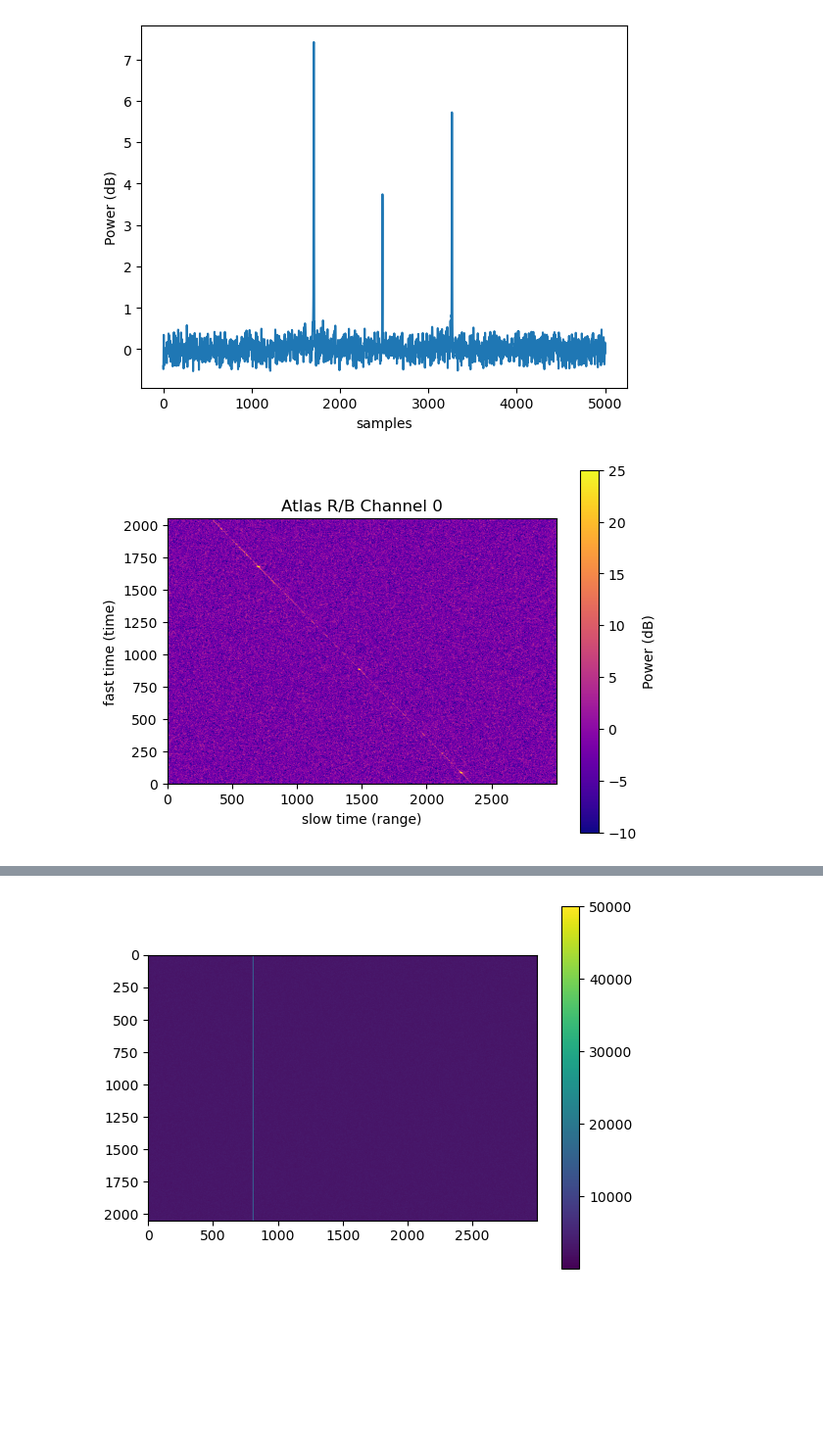
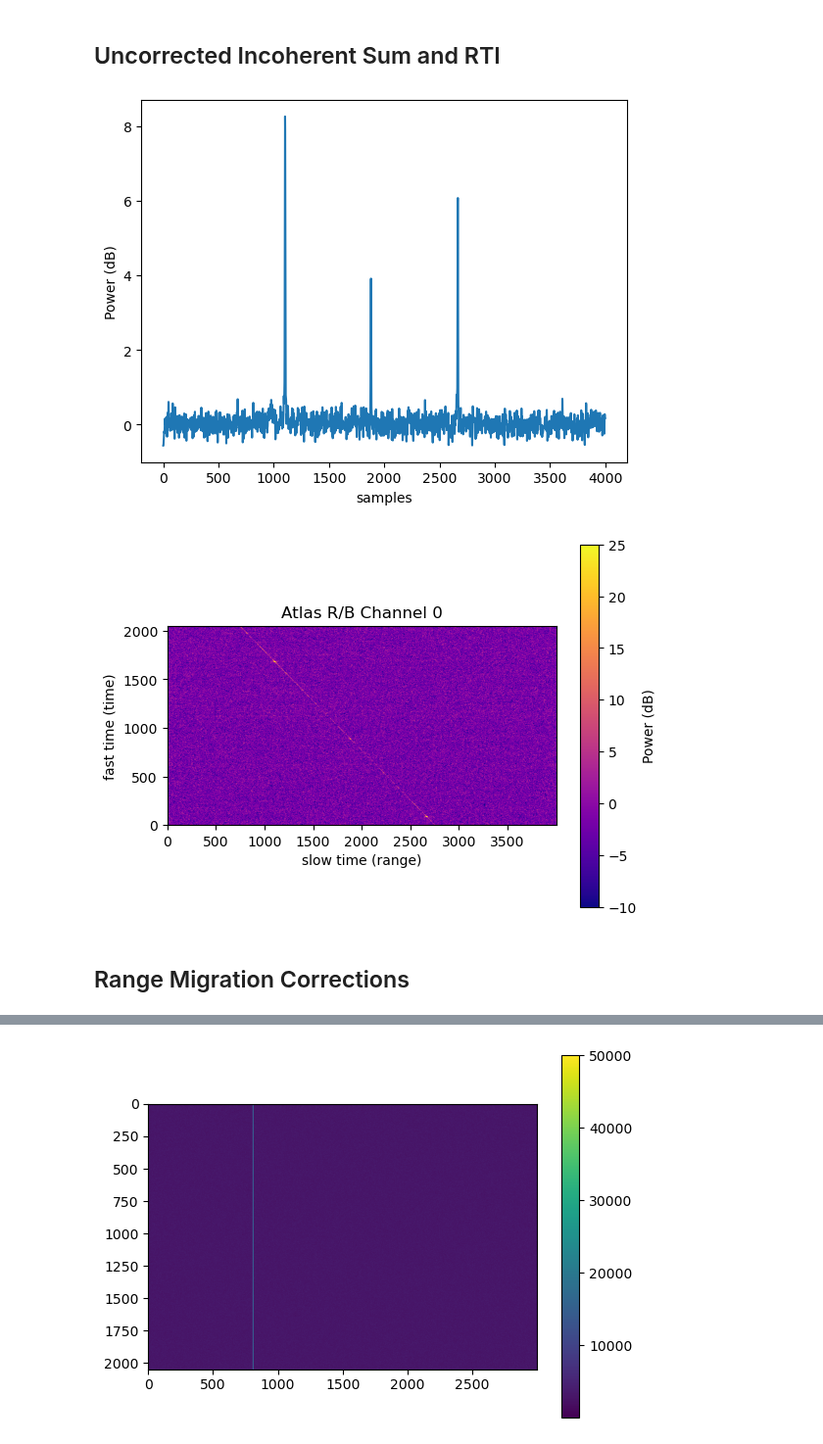
Before and after one commit to phoeberyder/atlas_rb, a Jupyter notebook: atlas_rb.ipynb, the cells around one changed output, grey strips where cells are left out. Shown at 98% size. Cells and saved outputs as stored; diff of their text form; code cells hidden in the pictures; blank space fills up the shorter version.

```diff
--- a/atlas_rb.ipynb
+++ b/atlas_rb.ipynb
@@ -81,0 +94,5 @@ pola = unpacksamps(threaddata[0,:], header['nbits'], header['dtype'])
+# %%
+# Convert to IQ. Add a phase that rotates every 4 samples
+phase_4_samples = np.array([ 1+0j, 0-1j, -1+0j, 0+1j ])
+phase_all_samples = np.tile(phase_4_samples, pola.size//4+1)  # +1 in case not divisible by 4
+iq_samples_not_down = pola*phase_all_samples[:pola.size]
@@ -87,12 +106,12 @@ height = 2048 #coherent processing interval
 reduced_length = height*points #length for cpi that includes an integer number of pulses
 
 startoffset = int(samp_rate*100)
-pola_reduced = pola[startoffset:startoffset+reduced_length]
+pola_reduced = iq_samples_not_down[startoffset:startoffset+reduced_length]
 dat = pola_reduced.reshape((height, points))
-dat = dat.astype(float)-1.5
-dat = dat - np.mean(dat, axis=1, keepdims=True)
-cdat = dat.astype(complex)
-cdat_pc = np.zeros_like(cdat)
+# dat = dat.astype(float)-1.5
+# dat = dat - np.mean(dat, axis=1, keepdims=True)
+# cdat = dat.astype(complex)
+cdat_pc = np.zeros_like(dat)
 # %%
 ts = load.timescale()
 t_tle = ts.utc(2026, 2, 18, 14, 50)
@@ -113,7 +132,7 @@ for i in range(height):
      start_sec=i*pri
      end_sec=(i+1)*pri
      t=np.linspace(start_sec,end_sec,points,endpoint=False)
-     received_pulse=cdat[i]
+     received_pulse=dat[i]
      template = baseband_offset_term*chirp_term*envelope_term
      phase_ramp=np.exp(2j*np.pi*freq*(t+tau_dot+(Tp/2))) #doppler phase correction
      signal1_fft = np.fft.fft(received_pulse)
@@ -129,30 +148,32 @@ for i in range(height):
 # %%
 power = (np.abs(cdat_pc))**2
 spec = np.sum(power, axis=0)
+# %% [markdown]
+## Uncorrected Incoherent Sum and RTI
 # %%
 noise = np.median(spec)
 signal = spec/noise
 signal_dB = 20*np.log10(signal)
 # %%
 #incoherent sum
-plt.plot(signal_dB[133000:138000], label='Ch 0')
+plt.plot(signal_dB[140000:144000], label='Ch 0')
 plt.xlabel('samples')
 plt.ylabel('Power (dB)')
 plt.show()
 # %% [output]
-[figure, old version]
+[figure, new version]
 # %%
 noise = np.median(power)
 signal = power/noise
 signal_dB = 20*np.log10(signal)
 # %%
 #rti
-plt.imshow(signal_dB[:, 134000:137000], vmin=-10, vmax=25, cmap = 'plasma', origin='lower')
+plt.imshow(signal_dB[:, 140000:144000], vmin=-10, vmax=25, cmap = 'plasma', origin='lower')
 plt.title('Atlas R/B Channel 0')
 cbar= plt.colorbar()
 cbar.set_label('Power (dB)', rotation=90)
 plt.xlabel('slow time (range)')
 plt.ylabel('fast time (time)')
 plt.show()
 # %% [output]
-[figure, old version]
+[figure, new version]
@@ -166 +180,3 @@ time1 = np.arange(sub_power.shape[0])
+# %% [markdown]
+## Range Migration Corrections
 # %%
```
Also changed, not shown: parts of 27 cells of this notebook.
